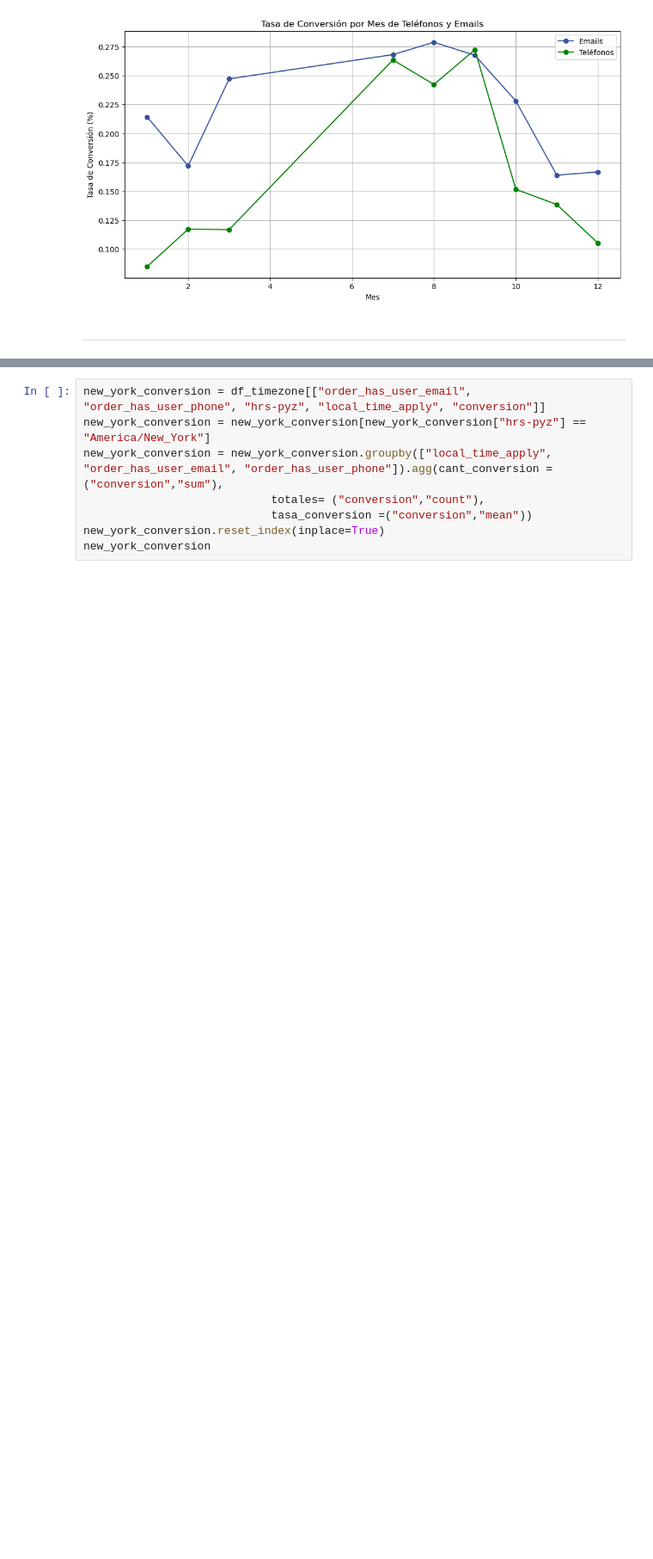
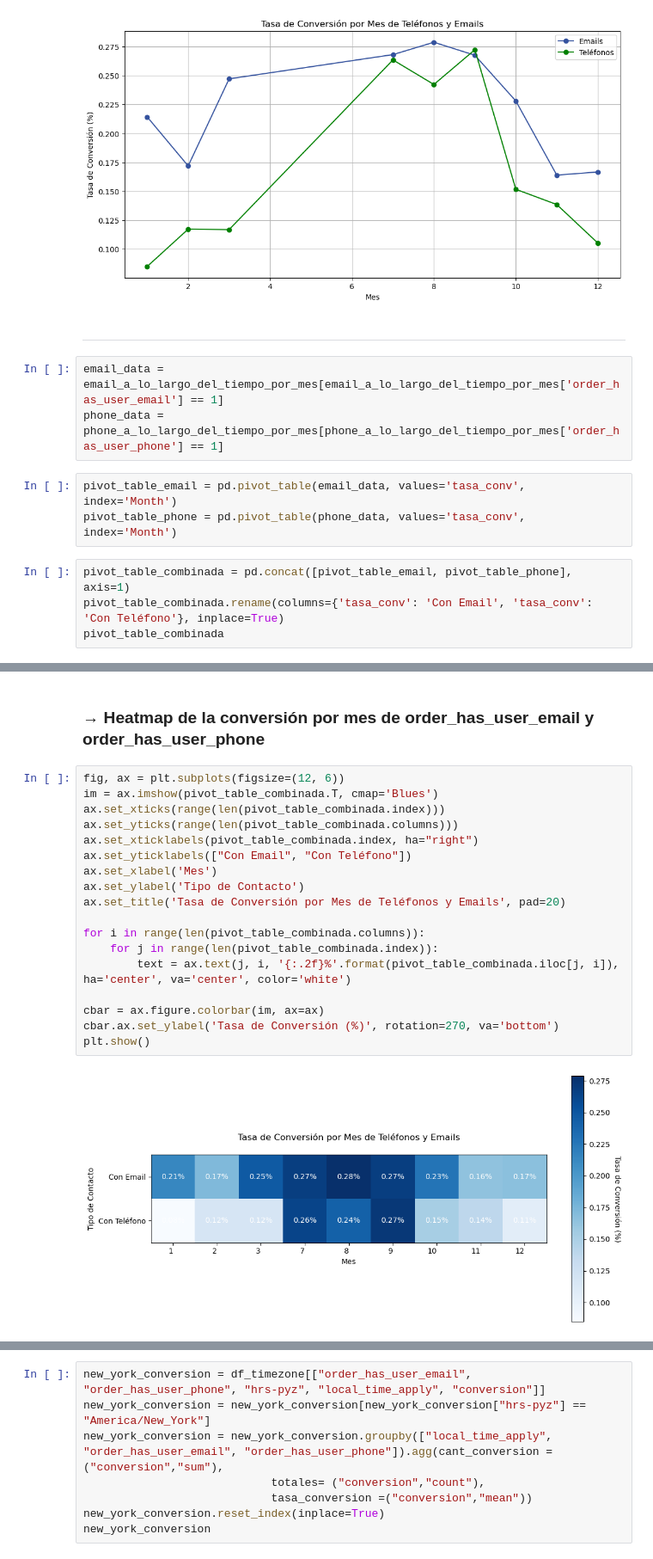
Before and after one commit to lnastri25/POO_UCEMA, a Jupyter notebook: trabajos_practicos/tp_datos/1-gregors/gregors.ipynb, the cells around one changed output, grey strips where cells are left out. Shown at 86% size. Cells and saved outputs as stored; diff of their text form; blank space fills up the shorter version.

```diff
--- a/trabajos_practicos/tp_datos/1-gregors/gregors.ipynb
+++ b/trabajos_practicos/tp_datos/1-gregors/gregors.ipynb
@@ -427,3 +429,13 @@ plt.show()
 [figure]
 # %% [markdown]
 ___
+# %%
+email_data = email_a_lo_largo_del_tiempo_por_mes[email_a_lo_largo_del_tiempo_por_mes['order_has_user_email'] == 1]
+phone_data = phone_a_lo_largo_del_tiempo_por_mes[phone_a_lo_largo_del_tiempo_por_mes['order_has_user_phone'] == 1]
+# %%
+pivot_table_email = pd.pivot_table(email_data, values='tasa_conv', index='Month')
+pivot_table_phone = pd.pivot_table(phone_data, values='tasa_conv', index='Month')
+# %%
+pivot_table_combinada = pd.concat([pivot_table_email, pivot_table_phone], axis=1)
+pivot_table_combinada.rename(columns={'tasa_conv': 'Con Email', 'tasa_conv': 'Con Teléfono'}, inplace=True)
+pivot_table_combinada
@@ -429,0 +454,22 @@ ___
+# %% [markdown]
+### → Heatmap de la conversión por mes de order_has_user_email y order_has_user_phone
+# %%
+fig, ax = plt.subplots(figsize=(12, 6))
+im = ax.imshow(pivot_table_combinada.T, cmap='Blues')
+ax.set_xticks(range(len(pivot_table_combinada.index)))
+ax.set_yticks(range(len(pivot_table_combinada.columns)))
+ax.set_xticklabels(pivot_table_combinada.index, ha="right")
+ax.set_yticklabels(["Con Email", "Con Teléfono"])
+ax.set_xlabel('Mes')
+ax.set_ylabel('Tipo de Contacto')
+ax.set_title('Tasa de Conversión por Mes de Teléfonos y Emails', pad=20)
+
+for i in range(len(pivot_table_combinada.columns)):
+    for j in range(len(pivot_table_combinada.index)):
+        text = ax.text(j, i, '{:.2f}%'.format(pivot_table_combinada.iloc[j, i]), ha='center', va='center', color='white')
+
+cbar = ax.figure.colorbar(im, ax=ax)
+cbar.ax.set_ylabel('Tasa de Conversión (%)', rotation=270, va='bottom')
+plt.show()
+# %% [output]
+[figure, added]
```
Also changed, not shown: parts of 16 cells of this notebook, 4 other files.
